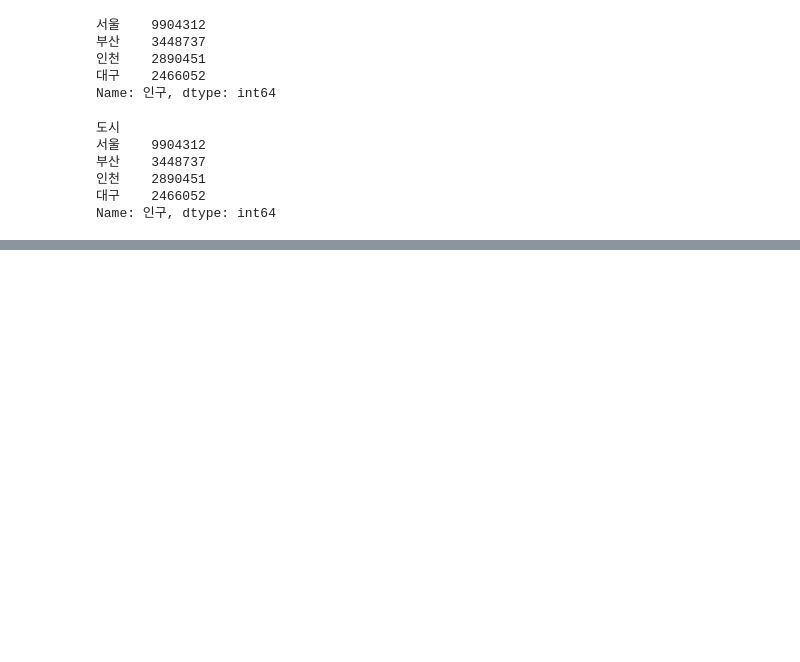
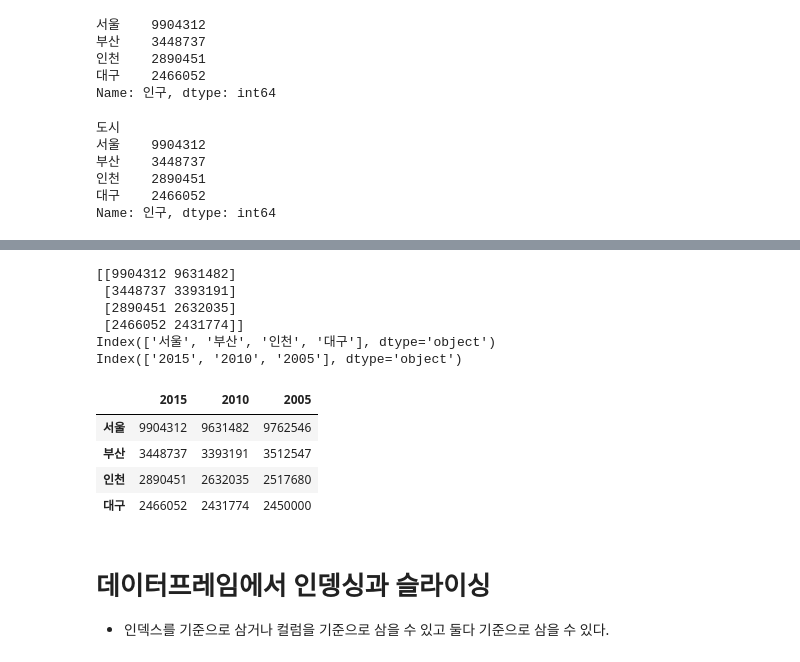
Before and after one commit to Hanmaesil/python-library, a Jupyter notebook: ex02_Pandas.ipynb, the cells around one changed output, grey strips where cells are left out. Cells and saved outputs as stored; diff of their text form; code cells hidden in the pictures; blank space fills up the shorter version.

```diff
--- a/ex02_Pandas.ipynb
+++ b/ex02_Pandas.ipynb
@@ -71,0 +252,11 @@ Name: 인구, dtype: int64
+# %%
+#DataFrame 생성시 인덱스 지정, 컬럼 지정하기
+data = [
+    [9904312, 3448737, 2890451, 2466052],
+    [9631482, 3393191, 2632035, 2431774]
+] # -> 리스트 사용시 값과 밸류가 가로로 출력
+ind = ['2015','2010'] #인덱스 이름
+col = ['서울', '부산', '인천', '대구'] # 컬럼 이름
+
+df2 = pd.DataFrame(data, index = ind, columns = col)
+df2
@@ -71,0 +269,17 @@ Name: 인구, dtype: int64
+# %%
+#실습
+data = [
+    [9904312, 9631482],
+    [3448737, 3393191],
+    [2890451, 2632035],
+    [2466052, 2431774]
+]
+ind = ['서울', '부산', '인천', '대구']
+col = [2015, 2010]# -> ['2015','2010'] 둘다 가능하다.
+df3 = pd.DataFrame(data, index = ind, columns = col)
+df3
+#전치를 활용하기
+#T ->> 데이터 프레임의 속성 ->>>> 데이터 프레임에서만 적용이 된다.
+#transpose() -> 전치를 할수있다면 어디든지 활용 가능함!(함수라서!!!)
+df2 = df2.T #출력만 될뿐 저장이 되지 않기 때문에 변수에 담아야한다.
+df2
@@ -71,0 +292,33 @@ Name: 인구, dtype: int64
+# %%
+#데이터 프레임 정보 확인
+#값 확인 -> values
+#인덱스 확인 -> index
+#컬럼 확인 ->columns
+print(df2.values)
+print(df.index)
+print(df.columns)
+# %% [output]
+[[9904312 9631482]
+ [3448737 3393191]
+ [2890451 2632035]
+ [2466052 2431774]]
+Index(['서울', '부산', '인천', '대구'], dtype='object')
+Index(['2015', '2010', '2005'], dtype='object')
+# %%
+#데이터프레임에 값 추가하기
+#컬럼을 기준으로 값을 추가 할 수 있다.
+#추가될 컬럼을 먼저 지정해준다
+df2['2005'] = [9762546,3512547,2517680,2456016]
+df2
+#데이터프레임의 값 수정하기
+df2['2005'] = [9762546,3512547,2517680,2450000] # 수정하고 싶은 컬럼의 값을 수정하면 끝!
+df2
+# %% [output]
+|  | 2015 | 2010 | 2005 |
+| 서울 | 9904312 | 9631482 | 9762546 |
+| 부산 | 3448737 | 3393191 | 3512547 |
+| 인천 | 2890451 | 2632035 | 2517680 |
+| 대구 | 2466052 | 2431774 | 2450000 |
+# %% [markdown]
+# 데이터프레임에서 인뎅싱과 슬라이싱
+- 인덱스를 기준으로 삼거나 컬럼을 기준으로 삼을 수 있고 둘다 기준으로 삼을 수 있다.
```
Also changed, not shown: parts of 30 cells of this notebook.
